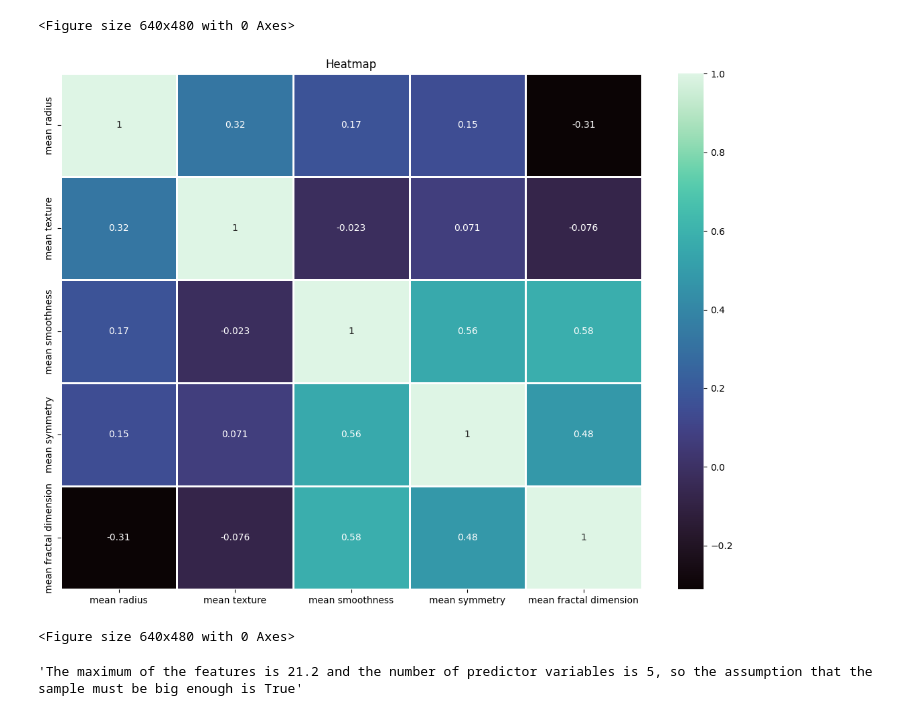
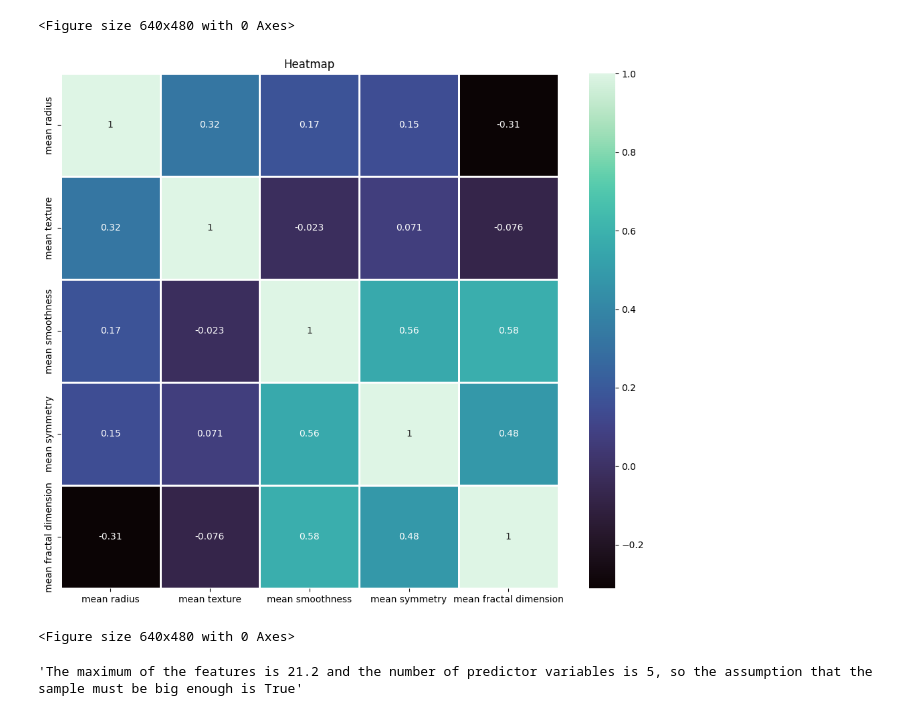
Before and after one commit to LiZoMark841619/Balazs1982, a Jupyter notebook: Playground/Practice_pro/ML/Breast_cancer/script.ipynb, the cells around one changed output. Cells and saved outputs as stored; diff of their text form; code cells hidden in the pictures.

```diff
--- a/Playground/Practice_pro/ML/Breast_cancer/script.ipynb
+++ b/Playground/Practice_pro/ML/Breast_cancer/script.ipynb
@@ -78,14 +78,14 @@ plt.clf()
 features = list(columns[:2]+columns[4:5]+columns[8:])
 # %%
 # make a heatmap in order to decide what features must be dropped to avoid multicollinearity
-plt.figure(figsize=[14, 10])
+plt.figure(figsize=[12, 10])
 sns.heatmap(df[features].corr(), annot=True, cmap="mako", linewidths=2, linecolor='white')
 plt.title('Heatmap')
 plt.savefig('good_heatmap.png')
 plt.show()
 plt.clf()
 # %% [output]
-[figure, old version]
+[figure, new version]
 <Figure size 640x480 with 0 Axes>
 # %%
 # make X and y as predictor(df for the first run) and outcome(one D array) variables to the model
```
Also changed, not shown: parts of 7 cells of this notebook, 1 other file.
